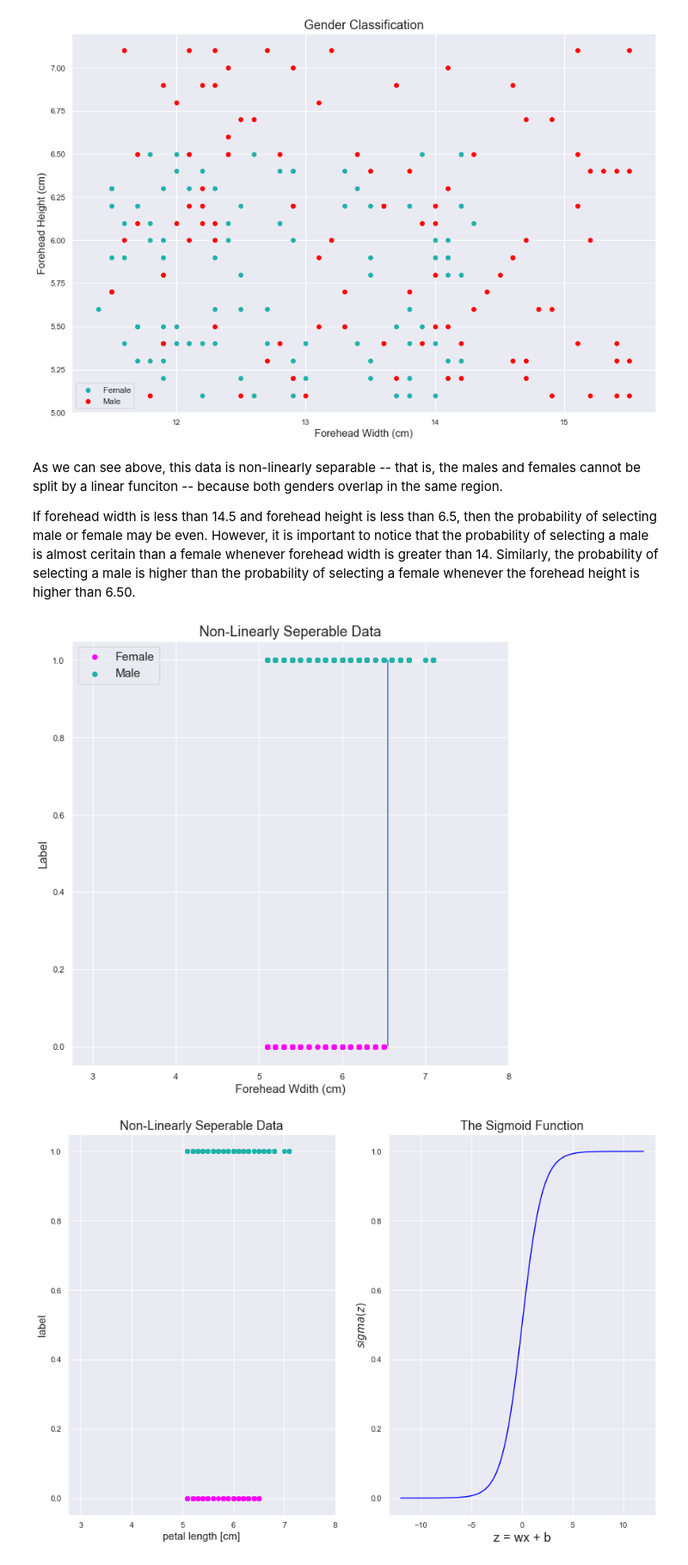
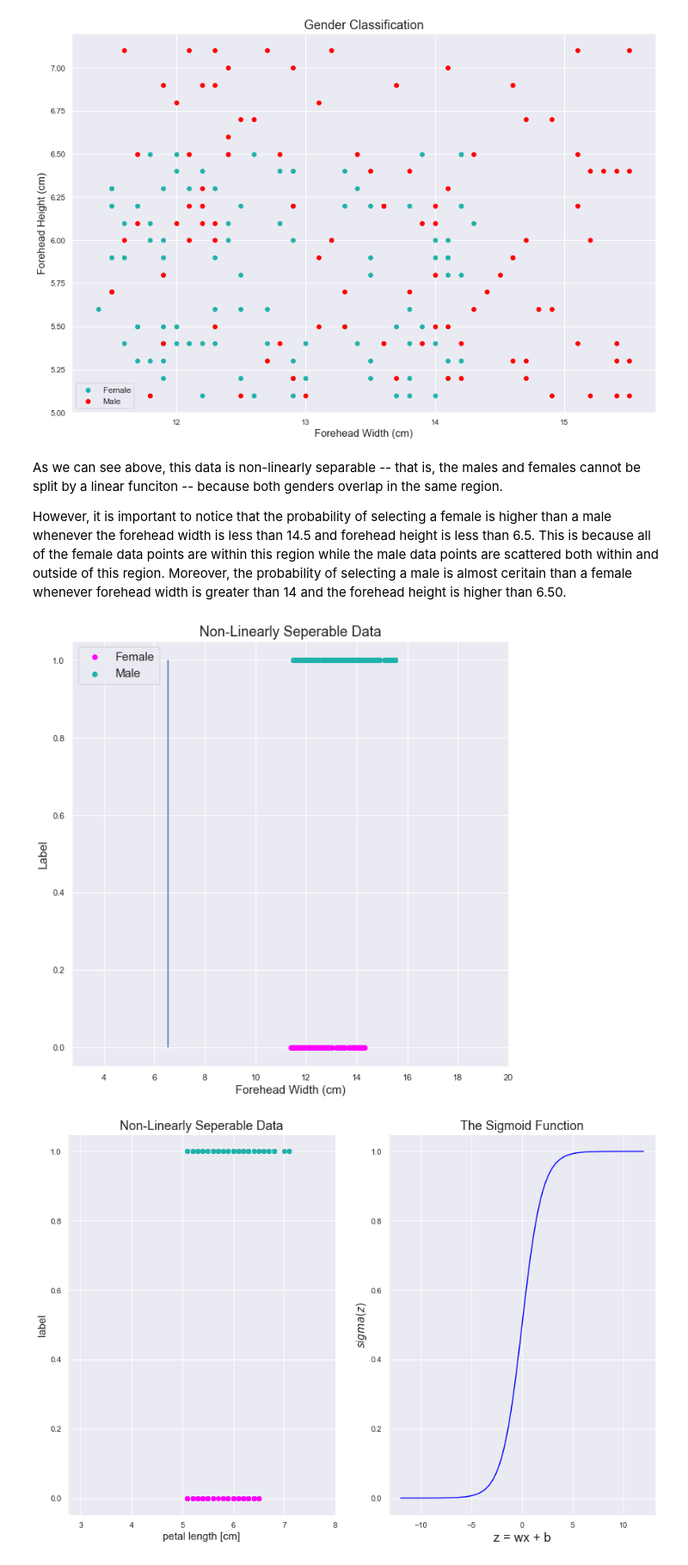
Before and after one commit to rjxgonzalez/INDE_577_Data-Science-and-Machine-Learning-, a Jupyter notebook: Supervised Learning/Classification/Logistic Regression/Logistic Regression.ipynb, the cells around one changed output. Shown at 86% size. Drawn from its saved outputs; the diff is of its cells as text; code cells hidden in the pictures.

```diff
--- a/Supervised Learning/Classification/Logistic Regression/Logistic Regression.ipynb
+++ b/Supervised Learning/Classification/Logistic Regression/Logistic Regression.ipynb
@@ -61,26 +61,26 @@ plt.show()
 # %% [markdown]
 As we can see above, this data is non-linearly separable -- that is, the males and females cannot be split by a linear funciton -- because both genders overlap in the same region.
 
-If forehead width is less than 14.5 and forehead height is less than 6.5, then the probability of selecting male or female may be even. However, it is important to notice that the probability of selecting a male is almost ceritain than a female whenever forehead width is greater than 14. Similarly, the probability of selecting a male is higher than the probability of selecting a female whenever the forehead height is higher than 6.50.
+However, it is important to notice that the probability of selecting a female is higher than a male whenever the forehead width is less than 14.5 and forehead height is less than 6.5. This is because all of the female data points are within this region while the male data points are scattered both within and outside of this region. Moreover, the probability of selecting a male is almost ceritain than a female whenever forehead width is greater than 14 and the forehead height is higher than 6.50.
 # %%
 plt.figure(figsize = (10, 10))
-plt.xlim((2.75, 8 ))
-plt.scatter(female_h,
+plt.xlim((2.75, 20))
+plt.scatter(female_w,
             np.zeros(100),
             color = "magenta",
             label = "Female")
-plt.scatter(male_h,
+plt.scatter(male_w,
             np.ones(100),
             color = "lightseagreen",
             label = "Male")
 plt.vlines(6.55, 0.0, 1.0)
-plt.xlabel("Forehead Wdith (cm)", fontsize = 15)
+plt.xlabel("Forehead Width (cm)", fontsize = 15)
 plt.ylabel("Label", fontsize = 15)
 plt.legend(fontsize = 15, loc = "upper left")
 plt.title("Non-Linearly Seperable Data", fontsize = 18)
 plt.show()
 # %% [output]
-[figure, old version]
+[figure, new version]
 # %%
 def sigmoid(z):
     return 1.0/(1.0 + np.exp(-z))
```
